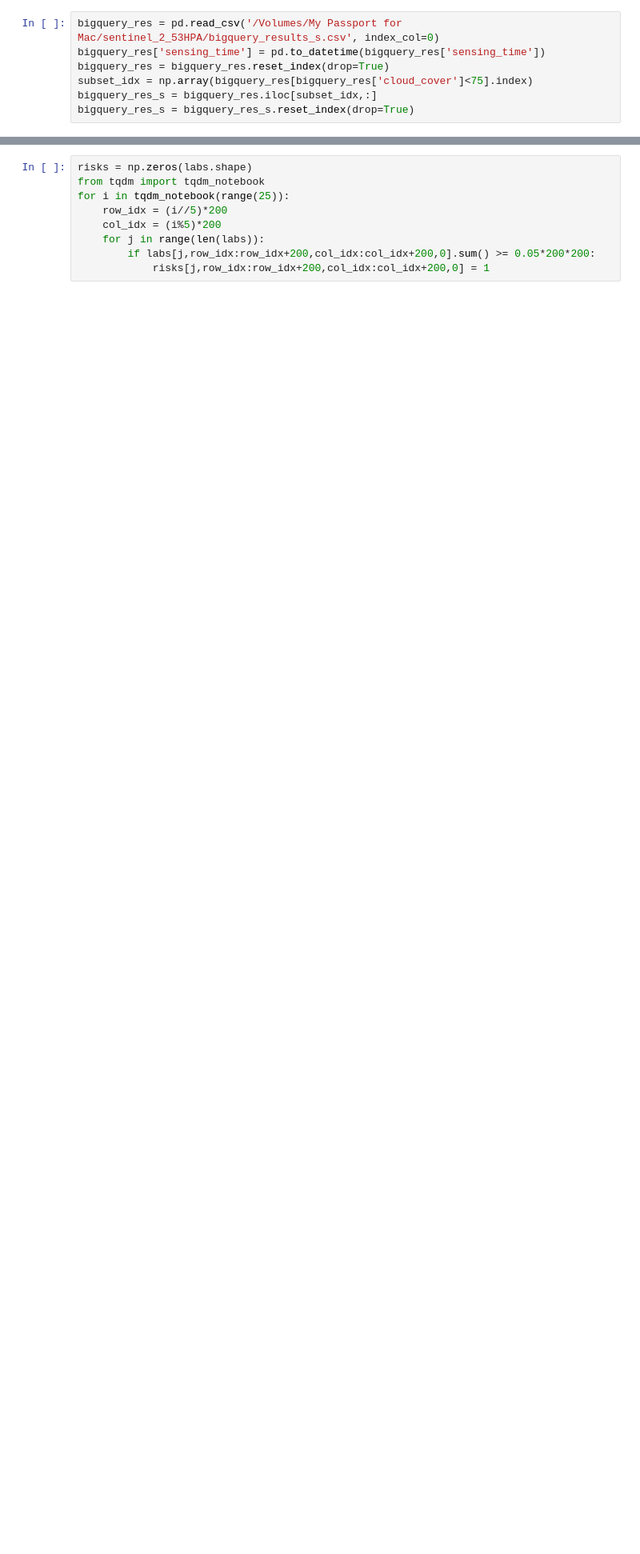
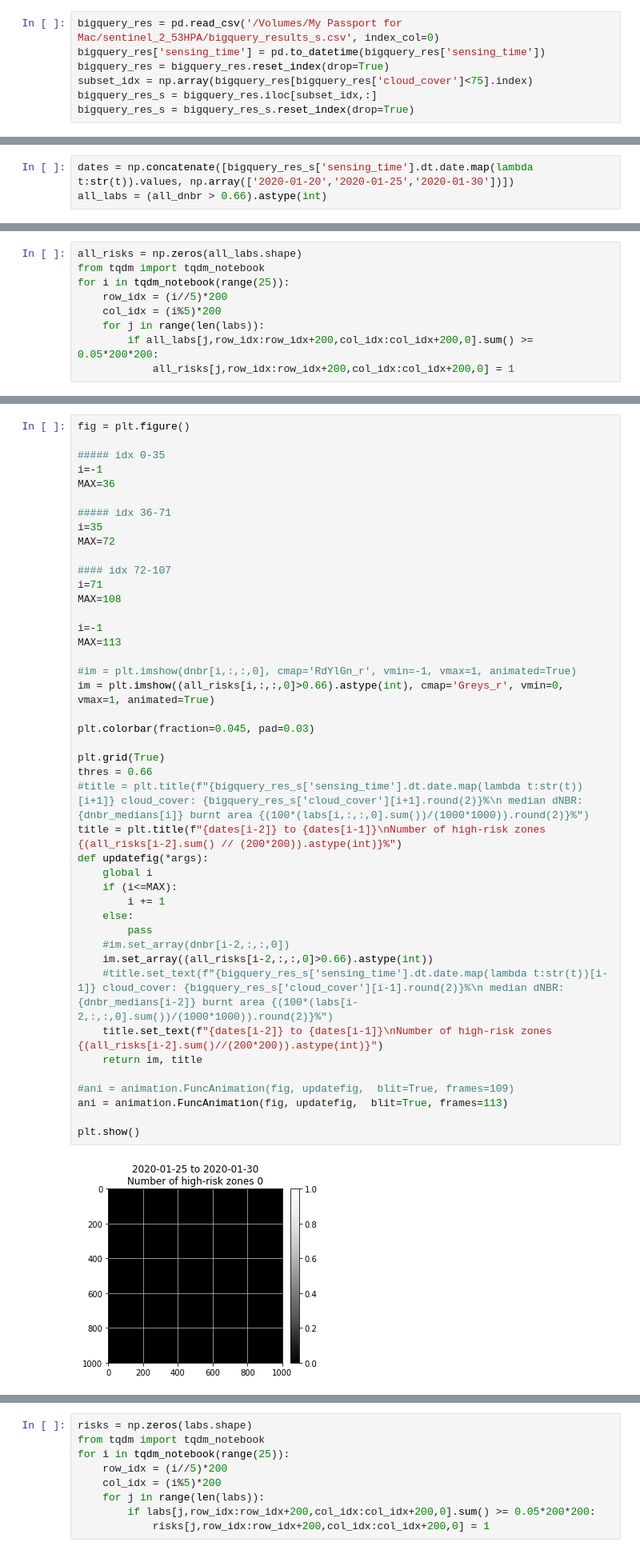
Before and after one commit to CJinny/insight_project_firecaster, a Jupyter notebook: Image_visualization/create_animations.ipynb, the cells around one changed output, grey strips where cells are left out. Shown at 80% size. Drawn from its saved outputs; the diff is of its cells as text; blank space fills up the shorter version.

```diff
--- a/Image_visualization/create_animations.ipynb
+++ b/Image_visualization/create_animations.ipynb
@@ -39,0 +100,3 @@ bigquery_res_s = bigquery_res_s.reset_index(drop=True)
+# %%
+dates = np.concatenate([bigquery_res_s['sensing_time'].dt.date.map(lambda t:str(t)).values, np.array(['2020-01-20','2020-01-25','2020-01-30'])])
+all_labs = (all_dnbr > 0.66).astype(int)
@@ -39,0 +210,9 @@ bigquery_res_s = bigquery_res_s.reset_index(drop=True)
+# %%
+all_risks = np.zeros(all_labs.shape)
+from tqdm import tqdm_notebook
+for i in tqdm_notebook(range(25)):
+    row_idx = (i//5)*200
+    col_idx = (i%5)*200
+    for j in range(len(labs)):
+        if all_labs[j,row_idx:row_idx+200,col_idx:col_idx+200,0].sum() >= 0.05*200*200:
+            all_risks[j,row_idx:row_idx+200,col_idx:col_idx+200,0] = 1
@@ -39,0 +221,45 @@ bigquery_res_s = bigquery_res_s.reset_index(drop=True)
+# %%
+fig = plt.figure()
+
+##### idx 0-35
+i=-1
+MAX=36
+
+##### idx 36-71
+i=35
+MAX=72
+
+#### idx 72-107
+i=71
+MAX=108
+
+i=-1
+MAX=113
+
+#im = plt.imshow(dnbr[i,:,:,0], cmap='RdYlGn_r', vmin=-1, vmax=1, animated=True)
+im = plt.imshow((all_risks[i,:,:,0]>0.66).astype(int), cmap='Greys_r', vmin=0, vmax=1, animated=True)
+
+plt.colorbar(fraction=0.045, pad=0.03)
+
+plt.grid(True)
+thres = 0.66
+#title = plt.title(f"{bigquery_res_s['sensing_time'].dt.date.map(lambda t:str(t))[i+1]} cloud_cover: {bigquery_res_s['cloud_cover'][i+1].round(2)}%\n median dNBR: {dnbr_medians[i]} burnt area {(100*(labs[i,:,:,0].sum())/(1000*1000)).round(2)}%")
+title = plt.title(f"{dates[i-2]} to {dates[i-1]}\nNumber of high-risk zones {(all_risks[i-2].sum() // (200*200)).astype(int)}%")
+def updatefig(*args):
+    global i
+    if (i<=MAX):
+        i += 1
+    else:
+        pass
+    #im.set_array(dnbr[i-2,:,:,0])
+    im.set_array((all_risks[i-2,:,:,0]>0.66).astype(int))
+    #title.set_text(f"{bigquery_res_s['sensing_time'].dt.date.map(lambda t:str(t))[i-1]} cloud_cover: {bigquery_res_s['cloud_cover'][i-1].round(2)}%\n median dNBR: {dnbr_medians[i-2]} burnt area {(100*(labs[i-2,:,:,0].sum())/(1000*1000)).round(2)}%")
+    title.set_text(f"{dates[i-2]} to {dates[i-1]}\nNumber of high-risk zones {(all_risks[i-2].sum()//(200*200)).astype(int)}")
+    return im, title
+
+#ani = animation.FuncAnimation(fig, updatefig,  blit=True, frames=109)
+ani = animation.FuncAnimation(fig, updatefig,  blit=True, frames=113)
+
+plt.show()
+# %% [output]
+[figure, added]
```
Also changed, not shown: parts of 12 cells of this notebook, 14 other files.
